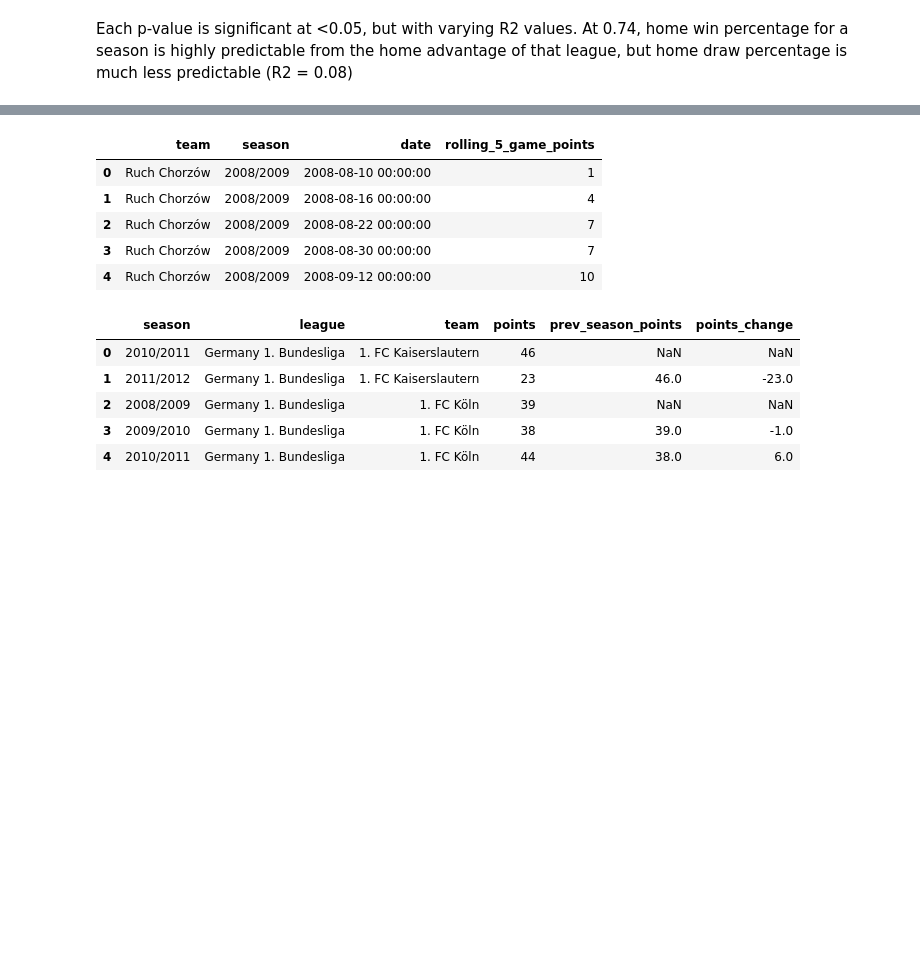
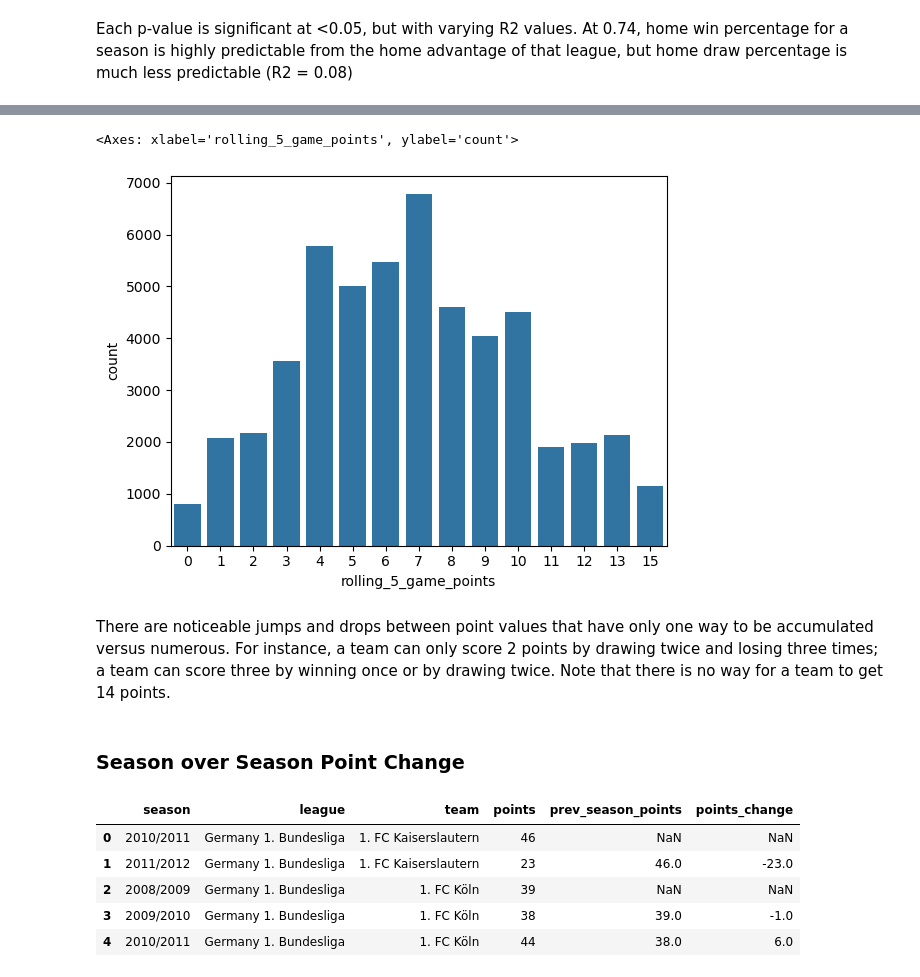
Before and after one commit to tonyinarula/football-analysis, a Jupyter notebook: analysis.ipynb, the cells around one changed output, grey strips where cells are left out. Cells and saved outputs as stored; diff of their text form; code cells hidden in the pictures; blank space fills up the shorter version.

```diff
--- a/analysis.ipynb
+++ b/analysis.ipynb
@@ -116,11 +151,16 @@ Each p-value is significant at <0.05, but with varying R2 values. At 0.74, home
 # %%
+# load data
 running_pts_df = pd.read_csv('data/results/running_points_total.csv')
-running_pts_df.head()
-# %% [output]
-|  | team | season | date | rolling_5_game_points |
-| 0 | Ruch Chorzów | 2008/2009 | 2008-08-10 00:00:00 | 1 |
-| 1 | Ruch Chorzów | 2008/2009 | 2008-08-16 00:00:00 | 4 |
-| 2 | Ruch Chorzów | 2008/2009 | 2008-08-22 00:00:00 | 7 |
-| 3 | Ruch Chorzów | 2008/2009 | 2008-08-30 00:00:00 | 7 |
-| 4 | Ruch Chorzów | 2008/2009 | 2008-09-12 00:00:00 | 10 |
+# %%
+# histogram of running total for all teams in dataset
+sns.barplot(data = running_pts_df.value_counts('rolling_5_game_points').reset_index(),
+             x = 'rolling_5_game_points',
+             y = 'count')
+# %% [output]
+<Axes: xlabel='rolling_5_game_points', ylabel='count'>
+[figure, added]
+# %% [markdown]
+There are noticeable jumps and drops between point values that have only one way to be accumulated versus numerous. For instance, a team can only score 2 points by drawing twice and losing three times; a team can score three by winning once or by drawing twice. Note that there is no way for a team to get 14 points.
+# %% [markdown]
+### Season over Season Point Change
 # %%
```
Also changed, not shown: parts of 16 cells of this notebook.
